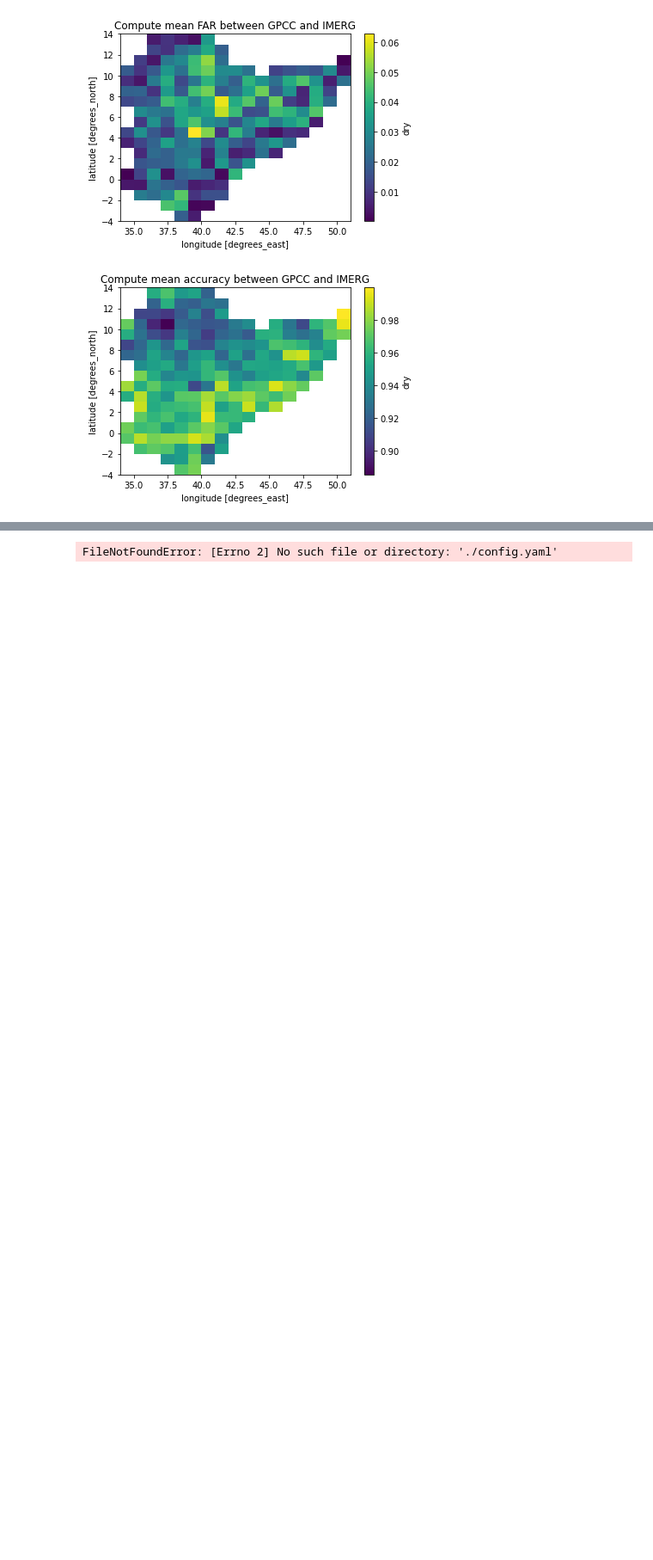
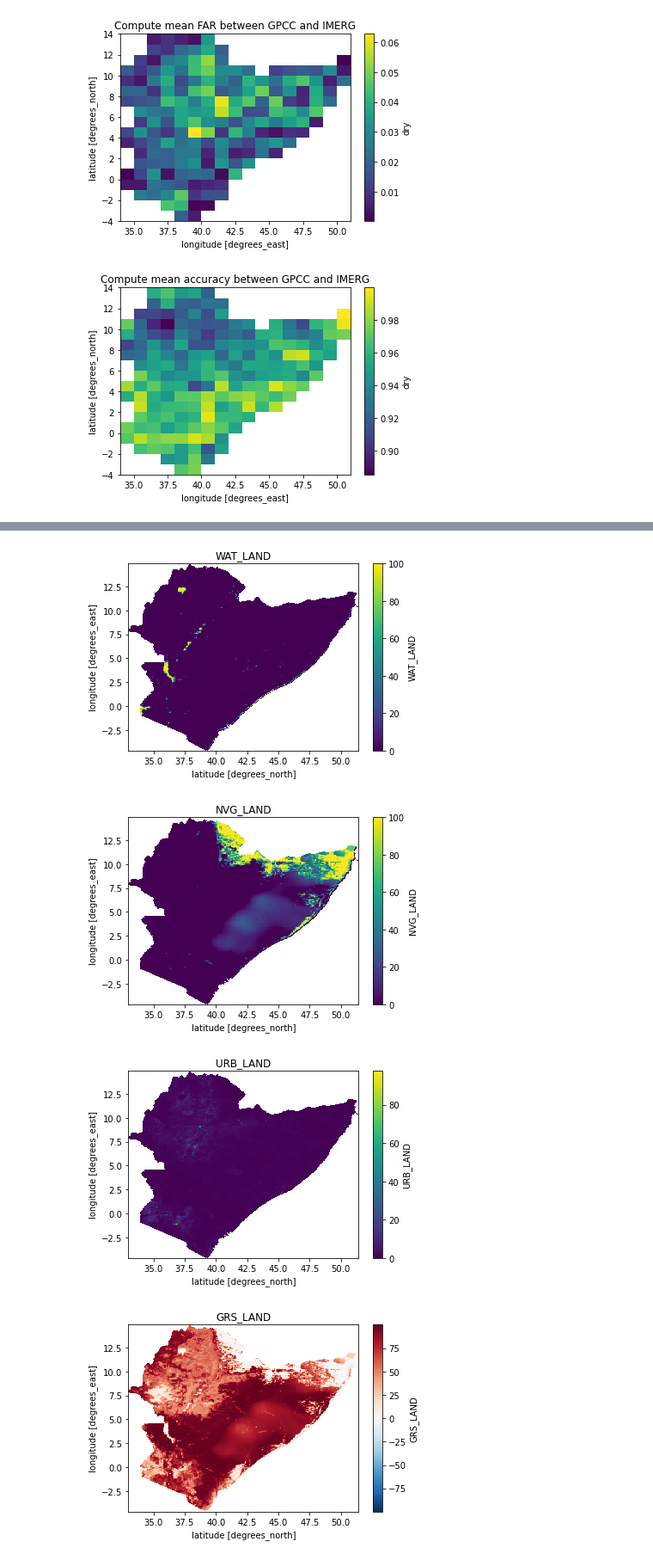
Before and after one commit to Riccardo7-DS/Indices_analysis, a Jupyter notebook: notebooks/spi_analysis.ipynb, the cells around one changed output, grey strips where cells are left out. Shown at 86% size. Saved outputs shown, nothing was run; the diff lists cells and outputs as text; code cells hidden in the pictures; blank space fills up the shorter version.

```diff
--- a/notebooks/spi_analysis.ipynb
+++ b/notebooks/spi_analysis.ipynb
@@ -600,3 +604,9 @@ Computed new variables for xarray
 # %%
+from p_drought_indices.functions.function_clns import load_config
+from p_drought_indices.ancillary_vars.FAO_HWSD import get_soil_vars
 import xarray as xr
 ds = xr.open_dataset(r'D:\shareVM\MSG\msg_data\processed\vci_1D.nc')
+config_path = r'../config.yaml'
+
+countries =['Ethiopia','Kenya','Somalia']
+ds_soil = get_soil_vars(CONFIG_PATH= config_path, countries=countries, xr_df = ds, invert=False)
@@ -605,5 +620,11 @@ from p_drought_indices.ancillary_vars.FAO_HWSD import get_soil_vars
-# %%
-countries =['Ethiopia','Kenya','Somalia']
-ds_soil = get_soil_vars(countries=countries,xr_df =ds)
-# %% [output]
-FileNotFoundError: [Errno 2] No such file or directory: './config.yaml'
+# %%
+import matplotlib.pyplot as plt
+for var in [i for i in list(ds_soil.data_vars) if "LAND" in i]:
+    subsetting_pipeline(xr_df = ds_soil[var].transpose('lat','lon'), CONFIG_PATH=config_path, countries=countries).plot()
+    plt.title(var)
+    plt.show()
+# %% [output]
+[figure, added]
+[figure, added]
+[figure, added]
+[figure, added]
```
Also changed, not shown: parts of 4 cells of this notebook, 6 other files.
